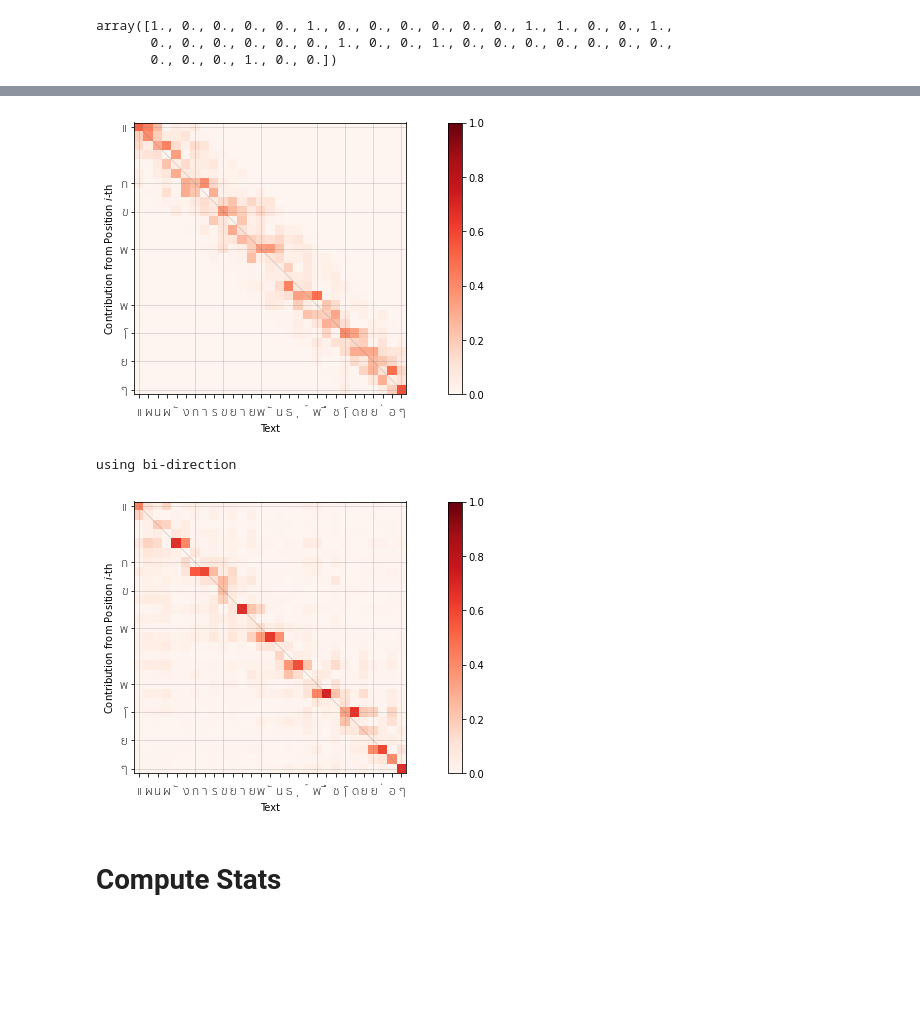
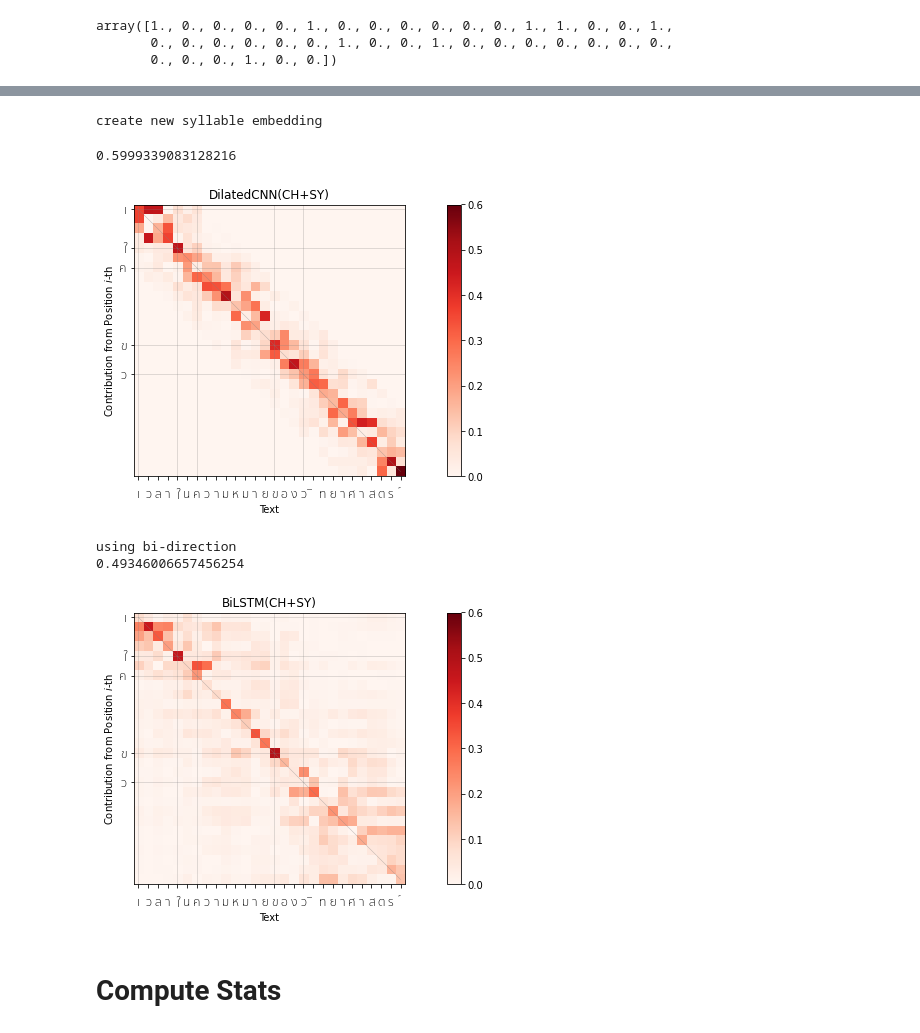
Before and after one commit to p16i/Syllable-based-Neural-Thai-Word-Segmentation, a Jupyter notebook: notebooks/x_attacut_captum.ipynb, the cells around one changed output, grey strips where cells are left out. Saved outputs shown, nothing was run; the diff lists cells and outputs as text; code cells hidden in the pictures; blank space fills up the shorter version.

```diff
--- a/notebooks/x_attacut_captum.ipynb
+++ b/notebooks/x_attacut_captum.ipynb
@@ -47,6 +42,7 @@ sentence = "อำนาจตุลาการ คือจุดอ่อน
 
 sentences = [
   sentence,
+  "เวลาในความหมายของวิทยาศาสตร์",
   "ความแตกต่างอีกประการหนึ่งระหว่างไทยและอินเดีย",
   "เริ่ม~มี~ผู้~โทร~ศัพท์~ขอ~รับ~คำ~ปรึก~ษา~เนื่อง~จาก~เครียด".replace("~", ""),
   "แผน~ผัง~การ~ขยาย~พันธุ์~พืช~โดย~ย่อ~ๆ".replace("~", "")
@@ -200,34 +198,39 @@ def normalized_relevance(relevances):
         np.testing.assert_almost_equal(np.sum(nn), 1)
         normalized_location_relevance[:, i] = nn
     return normalized_location_relevance
 
 
 def plot_sc_relevances(sentence, model, wrapper_func, font="Sukhumvit Set", fontsize=12, name=""):
     boundary = word_boundary(model, sentence)
 
     relevances = interpret_atta_sc(sentence, wrapper_func)
     characters = list(sentence)
 
     plt.figure(figsize=(15, 5))
     ax = plt.subplot(1, 1, 1)
 
     normalized_location_relevance = normalized_relevance(relevances)
 
     plot_boundary(boundary)
-    plt.imshow(normalized_location_relevance, cmap="Reds", vmin=0, vmax=1)
+    print(np.max(normalized_location_relevance))
+    plt.imshow(normalized_location_relevance, cmap="Reds",
+               vmin=0, vmax=0.6
+              )
     plt.colorbar()
 
     plt.ylabel("Contribution from Position $i$-th")
-
+    plt.title(name)
     ix = np.argwhere(boundary).reshape(-1)
     plt.yticks(ix, map(lambda i: characters[i],ix), fontname=font, fontsize=fontsize)
     plt.xticks(range(len(sentence)), list(sentence), fontname=font, fontsize=fontsize)
     plt.xlabel("Text")
     ax.tick_params(axis="x", pad=10, which='major',)
 
 
 
-plot_sc_relevances(sentences[-1], atta_sc_cnn, lambda: AttaCutSCWrapper(Tokenizer(model=sc_cnn)), name="DilatedCNN(CH+SY)")
+plot_sc_relevances(sentences[1], atta_sc_cnn, lambda: AttaCutSCWrapper(Tokenizer(model=sc_cnn)), name="DilatedCNN(CH+SY)")
 plt.savefig("./figures/explained_cnn.png", dpi=300)
 # %% [output]
+create new syllable embedding
+0.5999339083128216
-[figure, old version]
+[figure, new version]
@@ -251,11 +251,12 @@ class AttaCutLSTMSCWrapper(torch.nn.Module):
 
         return out
 # %%
-plot_sc_relevances(sentences[-1], atta_sc_lstm, lambda: AttaCutLSTMSCWrapper(Tokenizer(model=sc_lstm)), name="BiLSTM(CH+SY)")
+plot_sc_relevances(sentences[1], atta_sc_lstm, lambda: AttaCutLSTMSCWrapper(Tokenizer(model=sc_lstm)), name="BiLSTM(CH+SY)")
 plt.savefig("./figures/explained_lstm.png", dpi=300)
 # %% [output]
 using bi-direction
+0.49346006657456254
-[figure, old version]
+[figure, new version]
 # %%
 # for s in sentences:
 #     plot_sc_relevances(s, atta_sc_lstm, lambda: AttaCutLSTMSCWrapper(Tokenizer(model=sc_lstm)), name="BiLSTM(CH+SY)")
```
Also changed, not shown: parts of 12 cells of this notebook, 1 other file.
